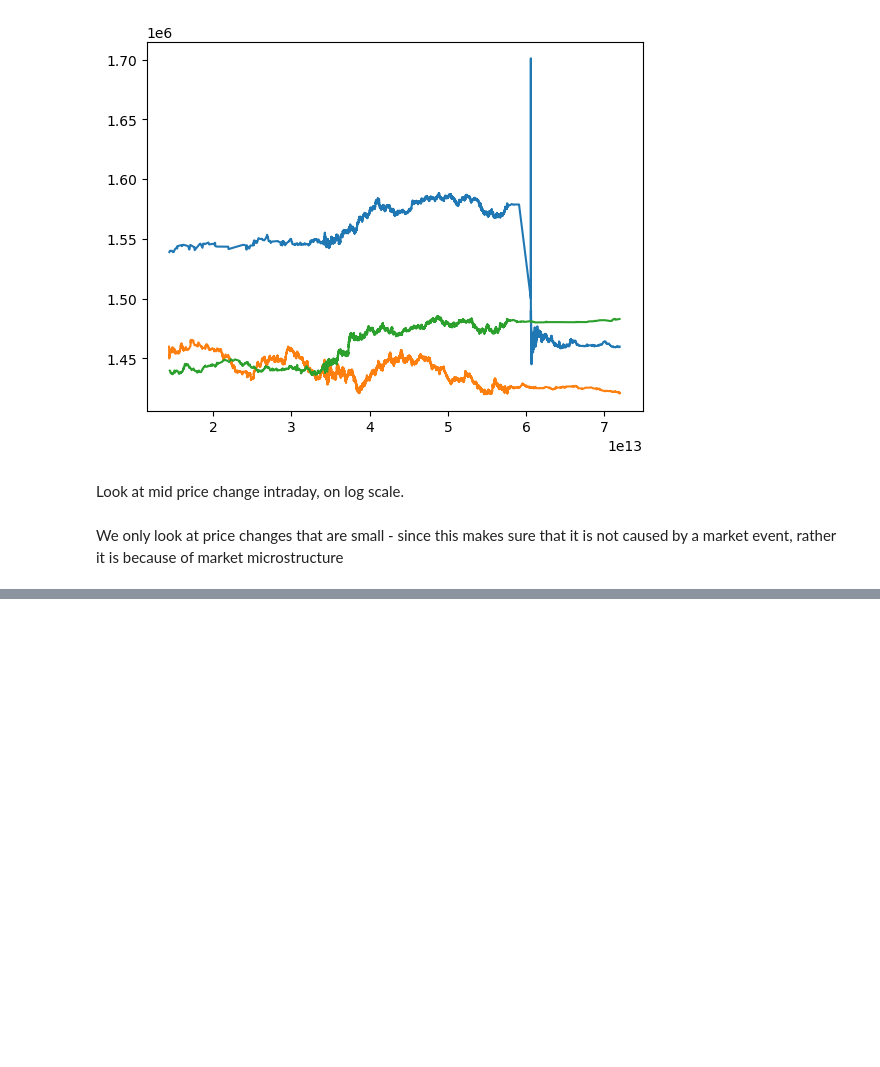
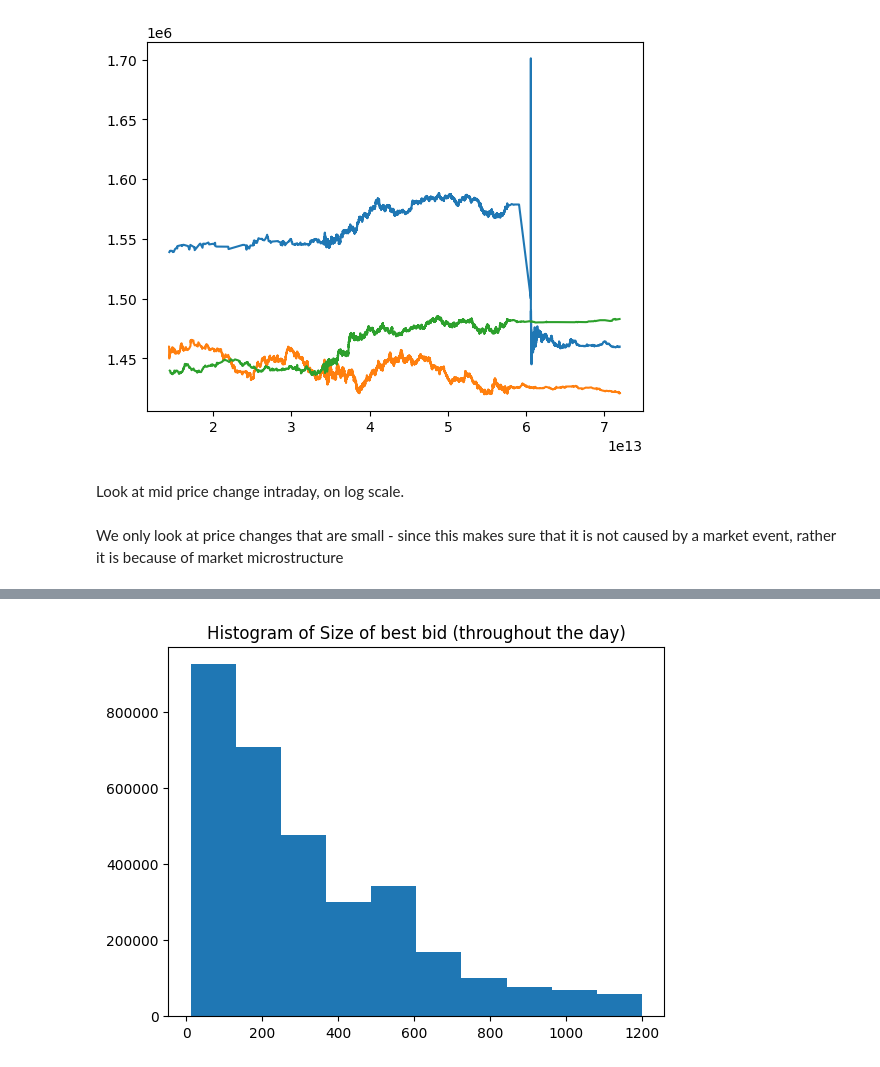
Before and after one commit to JingHui-Tan/dissertation-iceberg, a Jupyter notebook: EDA.ipynb, the cells around one changed output, grey strips where cells are left out. Cells and saved outputs as stored; diff of their text form; code cells hidden in the pictures; blank space fills up the shorter version.

```diff
--- a/EDA.ipynb
+++ b/EDA.ipynb
@@ -366,0 +416,6 @@ filtered_AAPL_OB2
+# %%
+plt.hist(AAPL_OB[(size_5q_bid < AAPL_OB['bid_size_1']) & (AAPL_OB['bid_size_1'] < size_95q_bid)]['bid_size_1'])
+plt.title("Histogram of Size of best bid (throughout the day)")
+plt.show()
+# %% [output]
+[figure, added]
```
Also changed, not shown: parts of 25 cells of this notebook, 2 other files.
